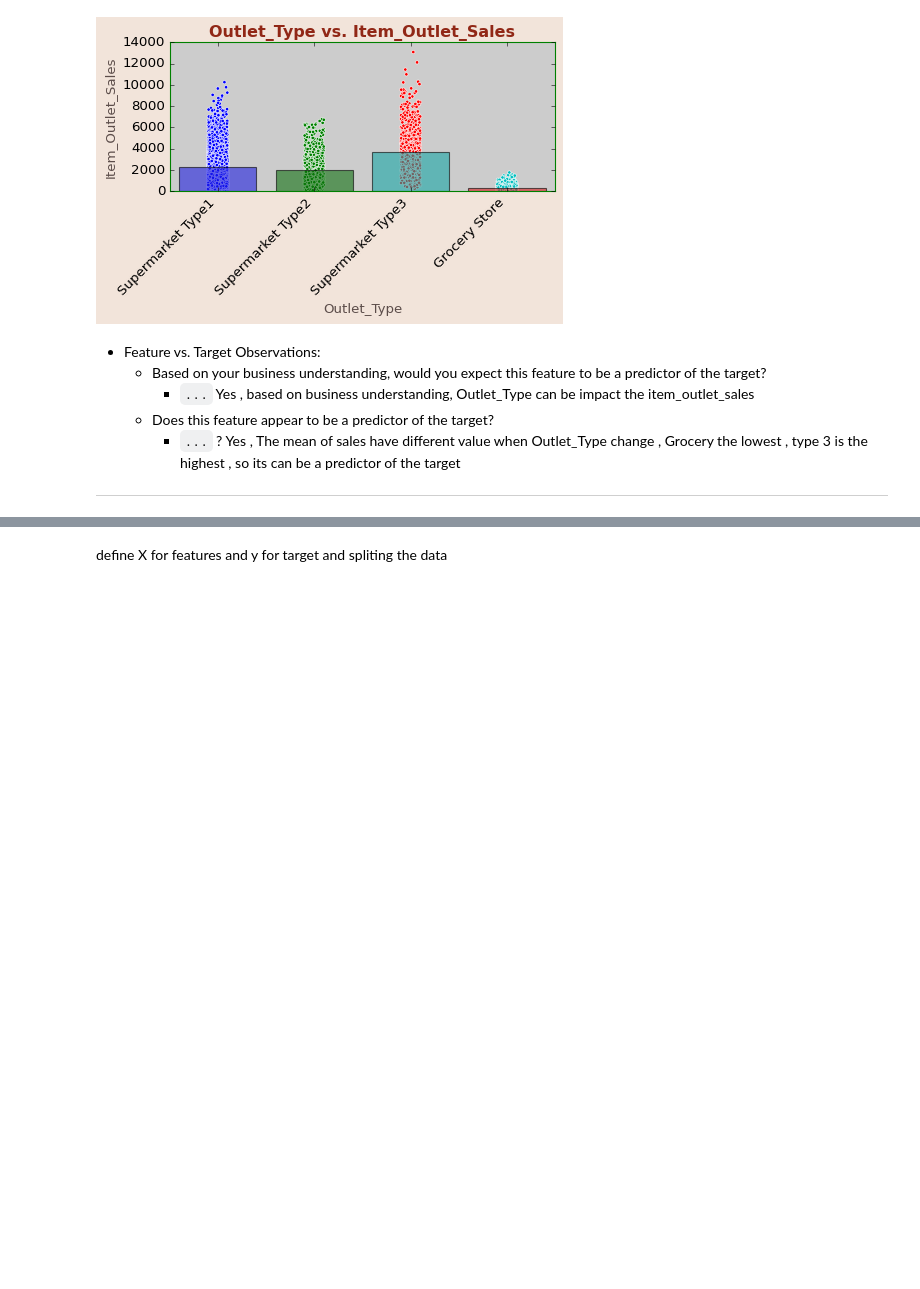
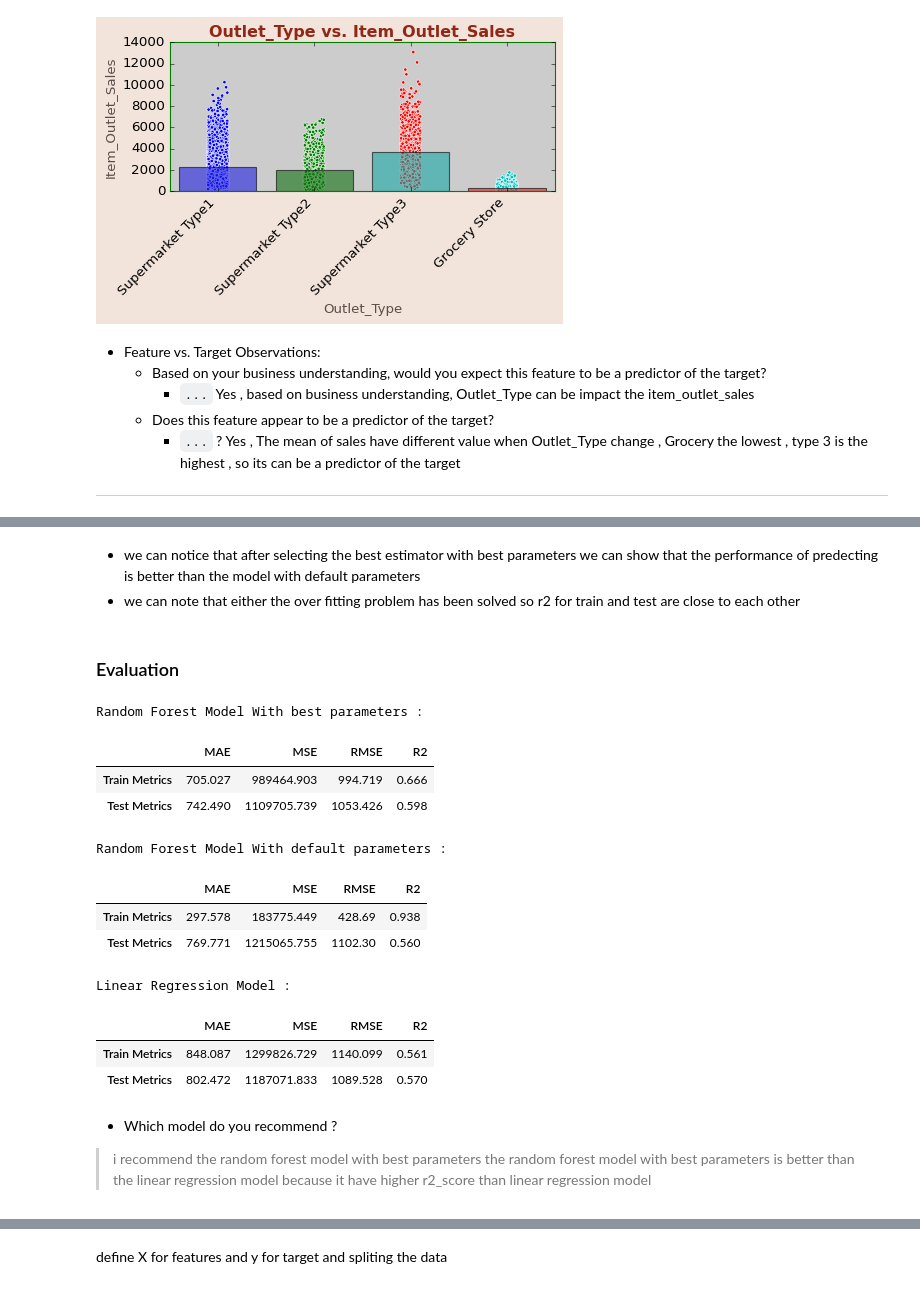
Before and after one commit to YazanMaghary/Prediction-of-Product-Sales, a Jupyter notebook: Prediction_of_Product_Sales.ipynb, the cells around one changed output, grey strips where cells are left out. Drawn from its saved outputs; the diff is of its cells as text; code cells hidden in the pictures; blank space fills up the shorter version.

```diff
--- a/Prediction_of_Product_Sales.ipynb
+++ b/Prediction_of_Product_Sales.ipynb
@@ -1204,0 +1309,30 @@ ___
+# %% [markdown]
+* we can notice that after selecting the best estimator with best parameters we can show that the performance of predecting is better than the model with default parameters
+* we can note that either the over fitting problem has been solved so r2 for train and test are close to each other
+# %% [markdown]
+### Evaluation
+# %%
+## displaying rand_model and linear model
+print('Random Forest Model With best parameters : ')
+display(rand_best_model)
+print('Random Forest Model With default parameters : ')
+display(rand_model)
+print('Linear Regression Model : ')
+display(lin_reg_model)
+# %% [output]
+Random Forest Model With best parameters :
+|  | MAE | MSE | RMSE | R2 |
+| Train Metrics | 705.027 | 989464.903 | 994.719 | 0.666 |
+| Test Metrics | 742.490 | 1109705.739 | 1053.426 | 0.598 |
+Random Forest Model With default parameters :
+|  | MAE | MSE | RMSE | R2 |
+| Train Metrics | 297.578 | 183775.449 | 428.69 | 0.938 |
+| Test Metrics | 769.771 | 1215065.755 | 1102.30 | 0.560 |
+Linear Regression Model :
+|  | MAE | MSE | RMSE | R2 |
+| Train Metrics | 848.087 | 1299826.729 | 1140.099 | 0.561 |
+| Test Metrics | 802.472 | 1187071.833 | 1089.528 | 0.570 |
+# %% [markdown]
+* Which model do you recommend ?
+> i recommend the random forest model with best parameters
+> the random forest model with best parameters is better than the linear regression model because it have higher r2_score than linear regression model
```
Also changed, not shown: parts of 35 cells of this notebook.
